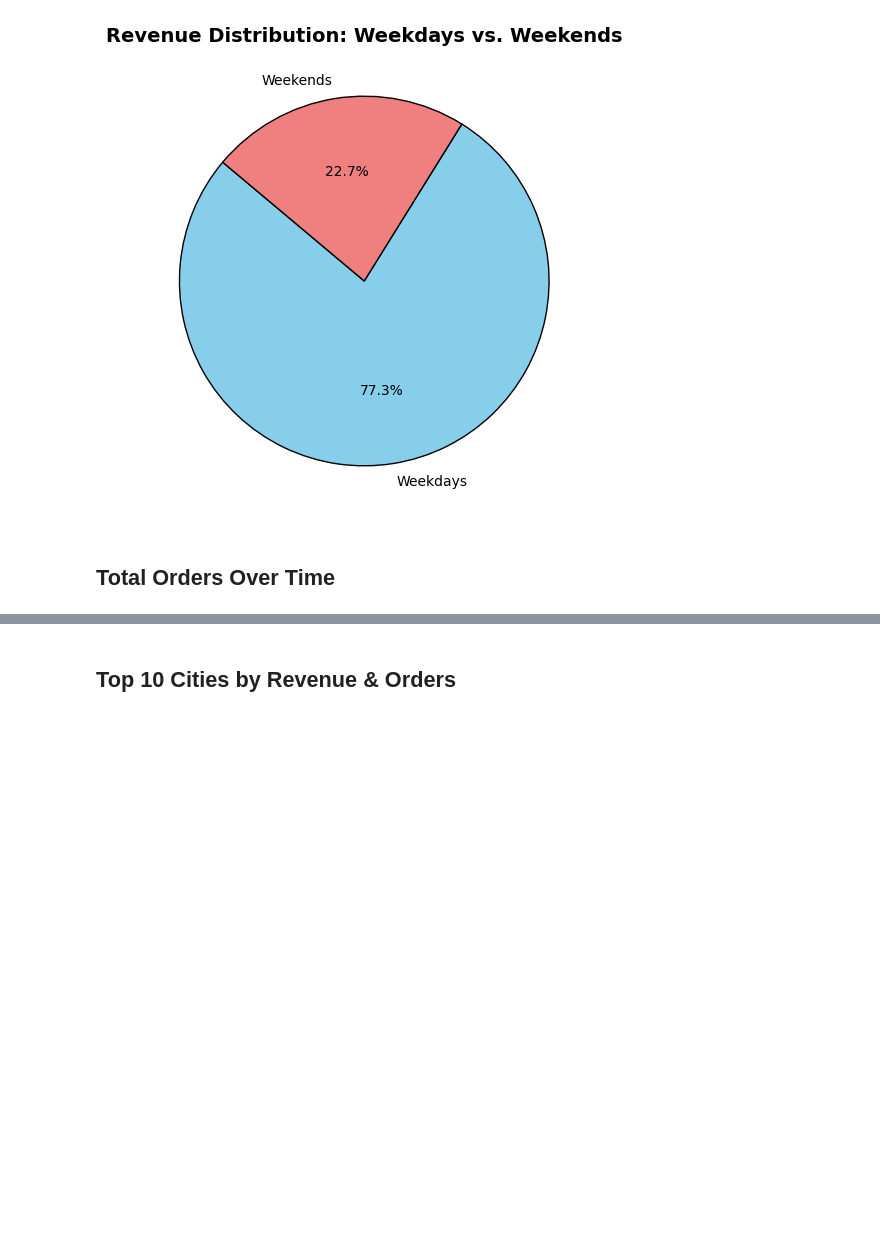
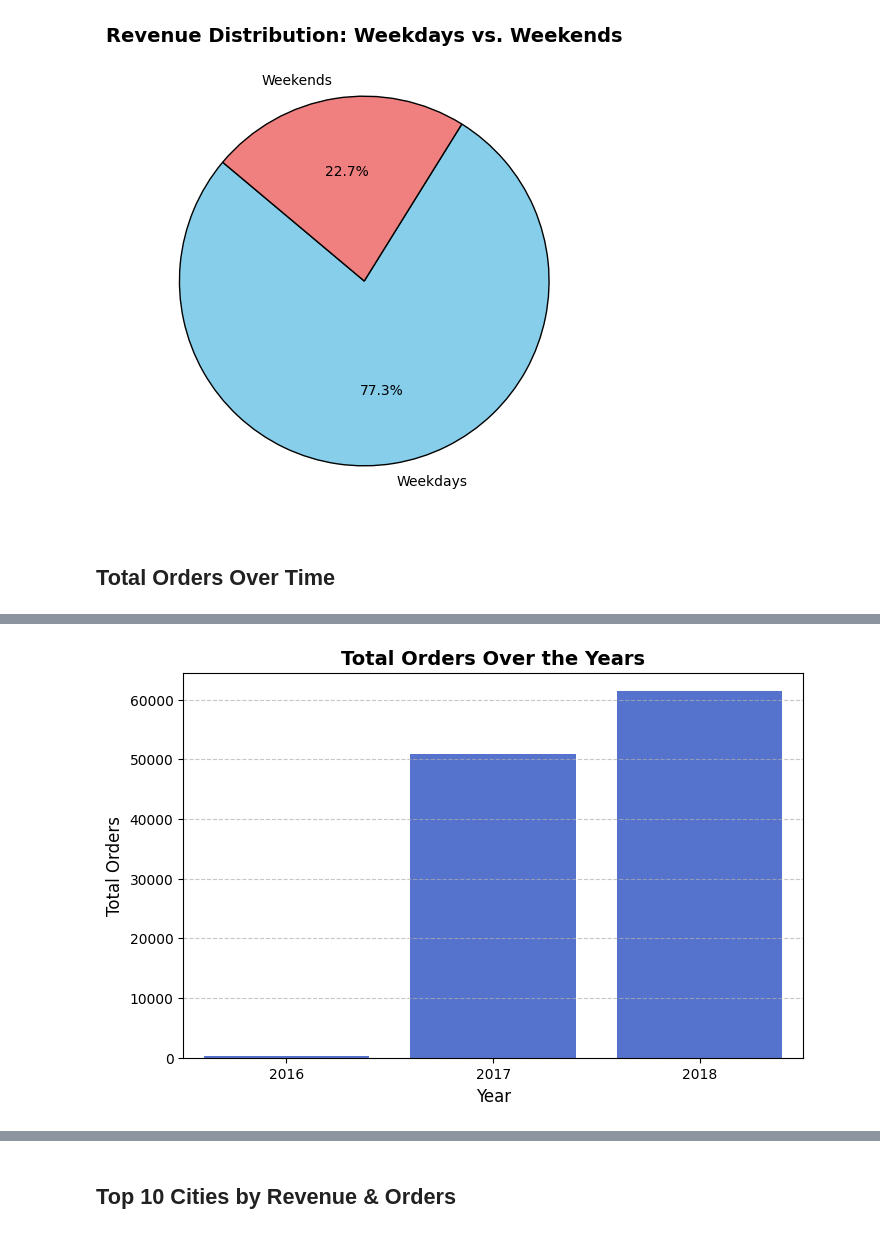
Before and after one commit to wakandamohan1/Python-Powered-Analysis-of-Olist-s-Brazilian-E-Commerce-Stores, a Jupyter notebook: olist_24_april_updated_code_gdrive_mount.ipynb, the cells around one changed output, grey strips where cells are left out. Cells and saved outputs as stored; diff of their text form; code cells hidden in the pictures; blank space fills up the shorter version.

```diff
--- a/olist_24_april_updated_code_gdrive_mount.ipynb
+++ b/olist_24_april_updated_code_gdrive_mount.ipynb
@@ -919,0 +862,99 @@ KeyError: 'order_purchase_timestamp'
+# %%
+import pandas as pd
+import matplotlib.pyplot as plt
+import seaborn as sns
+
+# 📌 Load the product and orders data (adjust paths as needed)
+# Replace with your actual file path for product data
+df_products = pd.read_csv(folder_path + "olist_products_dataset_7.csv")  # Your product data
+
+# Replace with your actual file path for orders data
+df_orders = pd.read_csv(folder_path + "olist_orders_dataset_6.csv")      # Your orders data with timestamps
+
+# 📌 Check available columns in both datasets
+print("Available columns in product dataset:", df_products.columns.tolist())
+print("Available columns in orders dataset:", df_orders.columns.tolist())
+
+# 📌 Merge datasets based on common column 'product_id' or 'order_id' (check which one is common)
+
+# If 'product_id' is indeed the common column, make sure it's present in both DataFrames:
+# Check the actual column names in your DataFrames:
+print("Columns in df_orders:", df_orders.columns)
+print("Columns in df_products:", df_products.columns)
+
+# If the column name is slightly different (e.g., 'product_ID'), adjust the merge:
+# df_merged = pd.merge(df_orders, df_products, left_on="order_id", right_on="product_id", how="inner")
+
+# If 'order_id' is the common column to both files and is meant to be used to merge the dataframes:
+# df_merged = pd.merge(df_orders, df_products, on="order_id", how="inner") # original line causing error
+# Since 'order_id' is not in df_products, we need to first merge it with order_items
+df_merged_intermediate = pd.merge(df_orders, order_items, on='order_id', how='inner')
+# Now we can merge with df_products using 'product_id' as the common column
+df_merged = pd.merge(df_merged_intermediate, df_products, on="product_id", how="inner")
+
+# Check merged dataset
+print("Columns after merging:", df_merged.columns.tolist())
+
+# 📌 Ensure the timestamp column exists (order_purchase_timestamp)
+timestamp_col = "order_purchase_timestamp"  # Adjust if needed
+
+# 📌 Convert timestamp column to datetime
+df_merged[timestamp_col] = pd.to_datetime(df_merged[timestamp_col])
+
+# 📌 Extract Year, Month Name, and Day Name from the timestamp
+df_merged["Year"] = df_merged[timestamp_col].dt.year
+df_merged["Month_Name"] = df_merged[timestamp_col].dt.strftime('%B')  # Full Month name
+df_merged["Day_Name"] = df_merged[timestamp_col].dt.day_name()         # Full Day name
+
+# 📌 Group data by Year, Month, and Day of the Week for analysis
+
+# Total orders per year
+orders_yearly = df_merged.groupby("Year")["order_id"].count().reset_index().rename(columns={"order_id": "Total Orders"})
+
+# Total orders per month
+orders_monthly = df_merged.groupby("Month_Name")["order_id"].count().reset_index().rename(columns={"order_id": "Total Orders"})
+
+# Total orders per day of the week
+orders_weekly = df_merged.groupby("Day_Name")["order_id"].count().reset_index().rename(columns={"order_id": "Total Orders"})
+
+# 📌 Ensure correct month and day order for better visualization
+month_order = ["January", "February", "March", "April", "May", "June", "July",
+               "August", "September", "October", "November", "December"]
+orders_monthly["Month_Name"] = pd.Categorical(orders_monthly["Month_Name"], categories=month_order, ordered=True)
+orders_monthly = orders_monthly.sort_values("Month_Name")
+
+# 📌 Ensure correct day order (Monday-Sunday)
+day_order = ["Monday", "Tuesday", "Wednesday", "Thursday", "Friday", "Saturday", "Sunday"]
+orders_weekly["Day_Name"] = pd.Categorical(orders_weekly["Day_Name"], categories=day_order, ordered=True)
+orders_weekly = orders_weekly.sort_values("Day_Name")
+
+# 📊 Plot Total Orders Over the Years
+plt.figure(figsize=(8, 5))
+sns.barplot(x="Year", y="Total Orders", data=orders_yearly, color="royalblue")
+plt.title("Total Orders Over the Years", fontsize=14, fontweight='bold')
+plt.xlabel("Year", fontsize=12)
+plt.ylabel("Total Orders", fontsize=12)
+plt.xticks(rotation=0)
+plt.grid(axis='y', linestyle='--', alpha=0.7)
+plt.show()
+
+# 📊 Plot Total Orders Over the Months
+plt.figure(figsize=(12, 6))
+sns.barplot(x="Month_Name", y="Total Orders", data=orders_monthly, color="seagreen")
+plt.title("Total Orders Over the Months", fontsize=14, fontweight='bold')
+plt.xlabel("Month", fontsize=12)
+plt.ylabel("Total Orders", fontsize=12)
+plt.xticks(rotation=45)
+plt.grid(axis='y', linestyle='--', alpha=0.7)
+plt.show()
+
+# 📊 Plot Total Orders by Day of the Week
+plt.figure(figsize=(10, 5))
+sns.lineplot(x="Day_Name", y="Total Orders", data=orders_weekly, marker="o", color="orangered", linewidth=2)
+plt.title("Total Orders by Day of the Week", fontsize=14, fontweight='bold')
+plt.xlabel("Day of the Week", fontsize=12)
+plt.ylabel("Total Orders", fontsize=12)
+plt.xticks(rotation=45)
+plt.grid(axis='y', linestyle='--', alpha=0.7)
+plt.show()
+# %% [output]
@@ -919,0 +972 @@ KeyError: 'order_purchase_timestamp'
+[figure, added]
```
Also changed, not shown: parts of 2 cells of this notebook.
